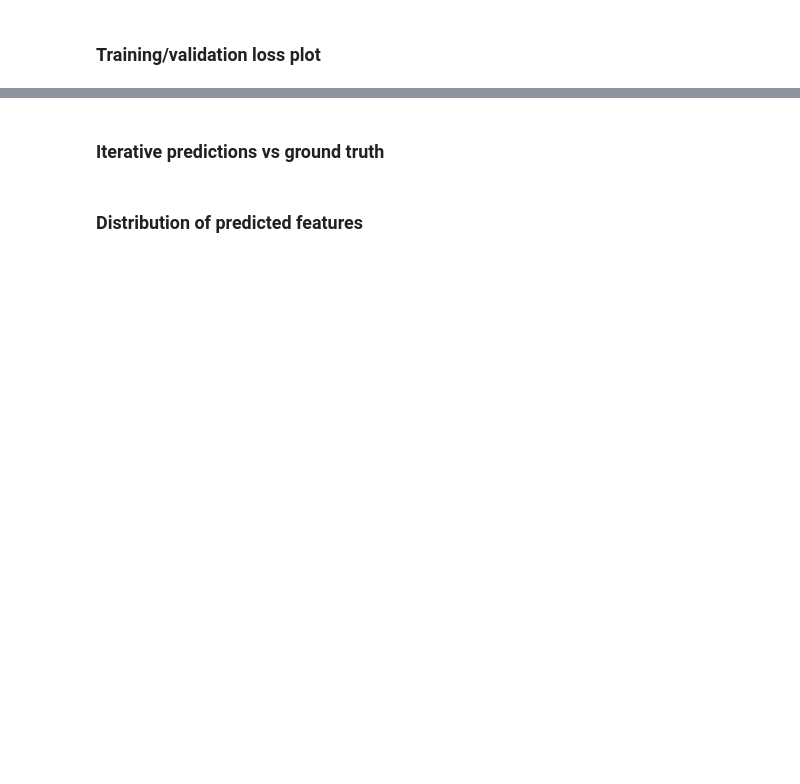
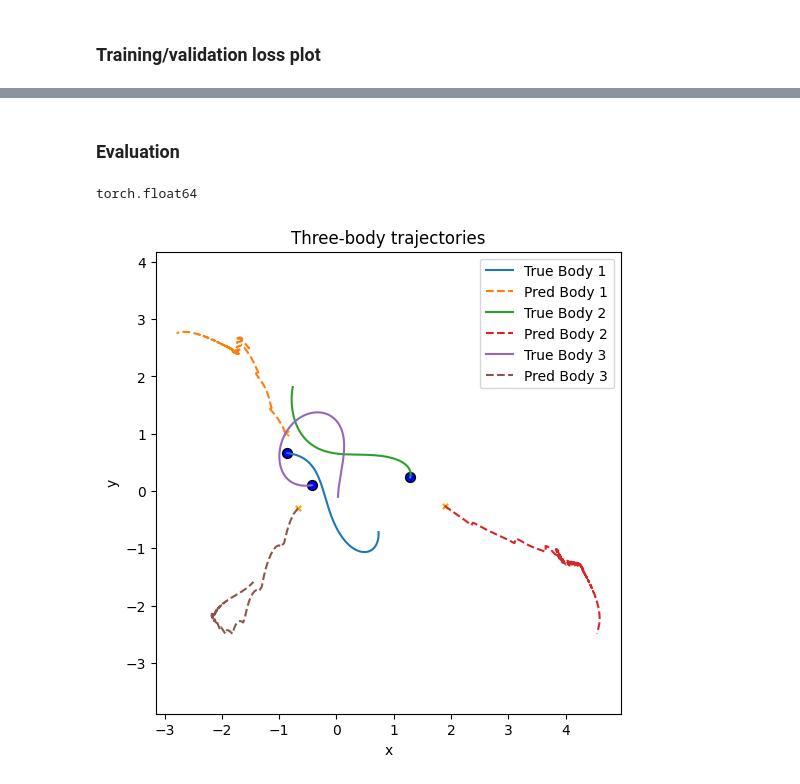
Before and after one commit to WoutTeillers/Advances_machine_learning, a Jupyter notebook: stateful_notebook.ipynb, the cells around one changed output, grey strips where cells are left out. Cells and saved outputs as stored; diff of their text form; code cells hidden in the pictures; blank space fills up the shorter version.

```diff
--- a/stateful_notebook.ipynb
+++ b/stateful_notebook.ipynb
@@ -108,19 +186,32 @@ plt.show()
 # %% [markdown]
-### Iterative predictions vs ground truth
+### Evaluation
 # %%
 initialization_steps = 1000
-steps = 2000
+steps = 5000
+hidden_size = 512  # must match the checkpoint you're loading
+
+model = LSTM(
+    input_size=12,
+    hidden_size=hidden_size,
+    output_size=12,
+    initializer_method='xavier'
+).to(device)
 
 model.load_state_dict(torch.load(f"stateful_models/lstm_stateful_h{hidden_size}.pt"))
 model.eval()
 
+print(next(model.parameters()).dtype)
+model = model.float()
+
 output = model.generate_timeseries(X_test[:initialization_steps].to(device), steps=steps)
+y_test = y_test.float()
 true = y_test[initialization_steps:steps]
 
 # Convert back to original scale
 true_np = scaler.inverse_transform(true.detach().numpy())
 output_np = scaler.inverse_transform(output.detach().numpy())
 
 plot_trajectories(true_np, output_np)
+# %% [output]
+torch.float64
+[figure, added]
-# %% [markdown]
-### Distribution of predicted features
```
Also changed, not shown: parts of 15 cells of this notebook, 9 other files.
